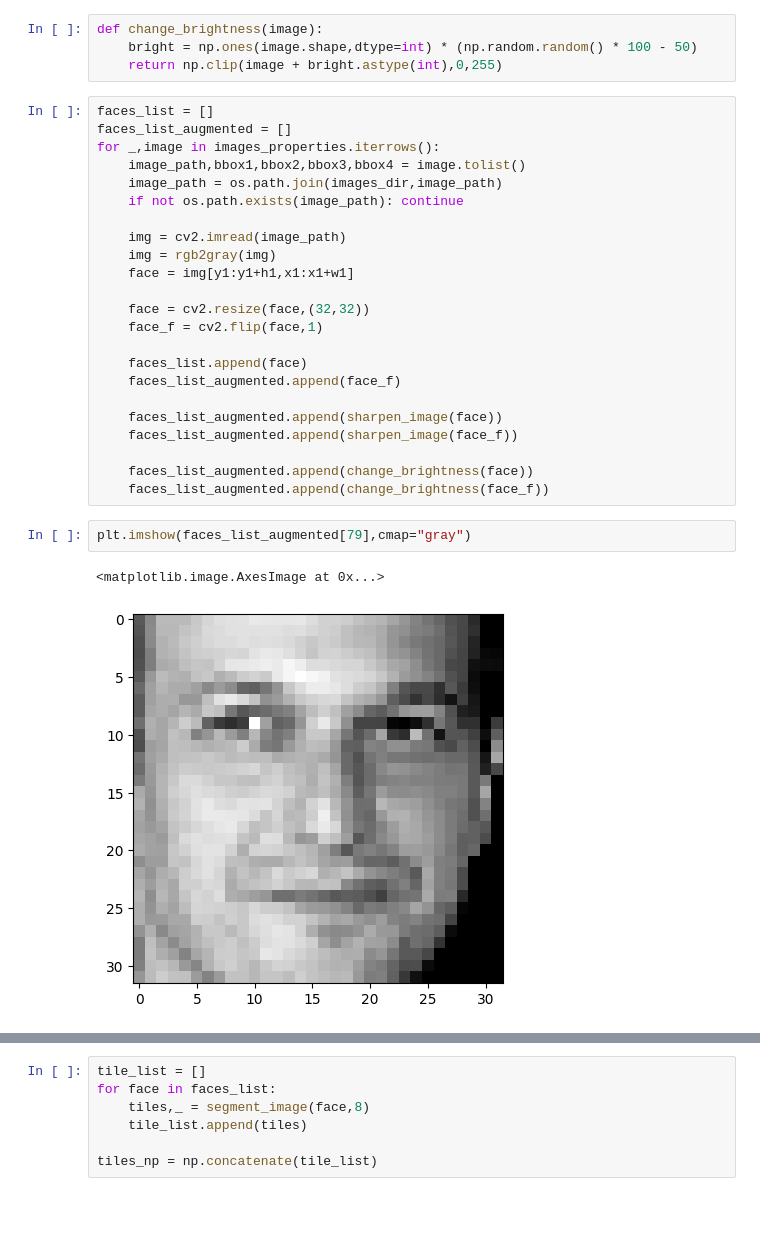
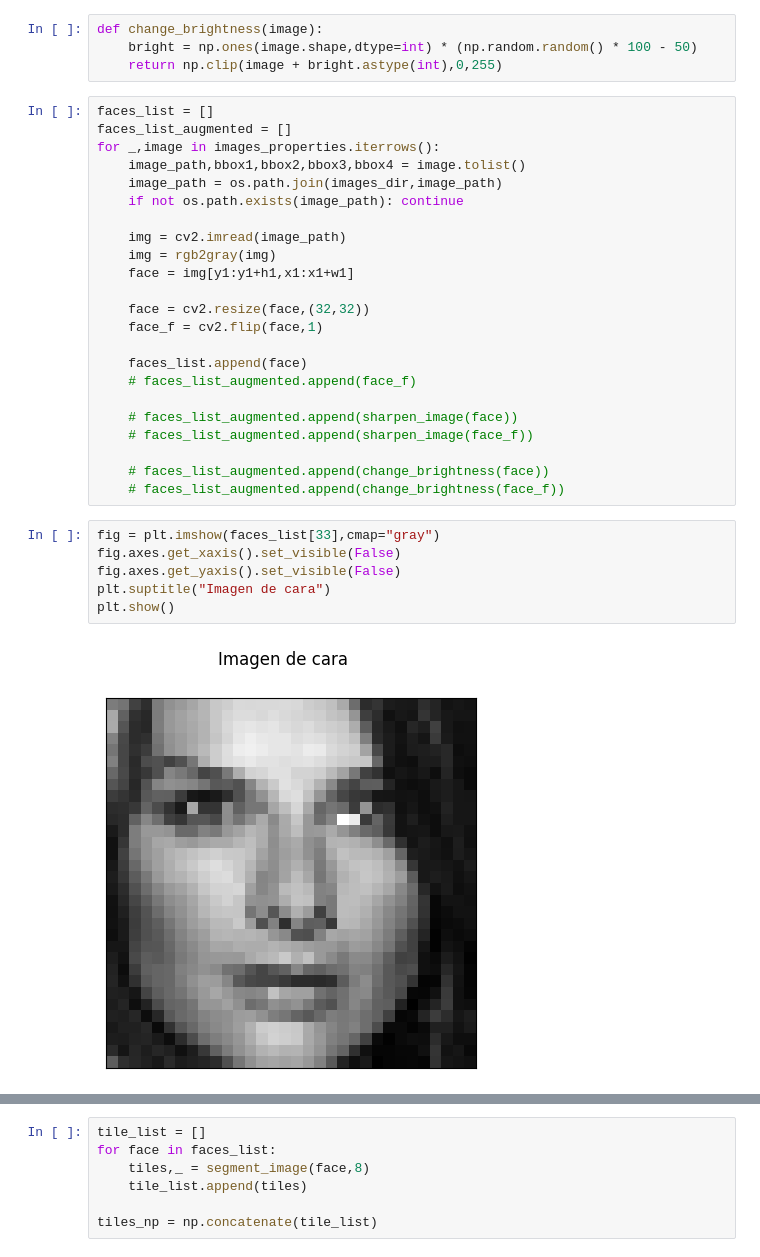
Before and after one commit to igrodfer/SnK, a Jupyter notebook: bbox.ipynb, the cells around one changed output, grey strips where cells are left out. Saved outputs shown, nothing was run; the diff lists cells and outputs as text; blank space fills up the shorter version.

```diff
--- a/bbox.ipynb
+++ b/bbox.ipynb
@@ -47,15 +48,18 @@ for _,image in images_properties.iterrows():
     face_f = cv2.flip(face,1)
 
     faces_list.append(face)
-    faces_list_augmented.append(face_f)
+    # faces_list_augmented.append(face_f)
 
-    faces_list_augmented.append(sharpen_image(face))
-    faces_list_augmented.append(sharpen_image(face_f))
+    # faces_list_augmented.append(sharpen_image(face))
+    # faces_list_augmented.append(sharpen_image(face_f))
 
-    faces_list_augmented.append(change_brightness(face))
-    faces_list_augmented.append(change_brightness(face_f))
+    # faces_list_augmented.append(change_brightness(face))
+    # faces_list_augmented.append(change_brightness(face_f))
-# %%
-plt.imshow(faces_list_augmented[79],cmap="gray")
-# %% [output]
-<matplotlib.image.AxesImage at 0x...>
-[figure, removed]
+# %%
+fig = plt.imshow(faces_list[33],cmap="gray")
+fig.axes.get_xaxis().set_visible(False)
+fig.axes.get_yaxis().set_visible(False)
+plt.suptitle("Imagen de cara")
+plt.show()
+# %% [output]
+[figure, added]
```
Also changed, not shown: parts of 10 cells of this notebook.
